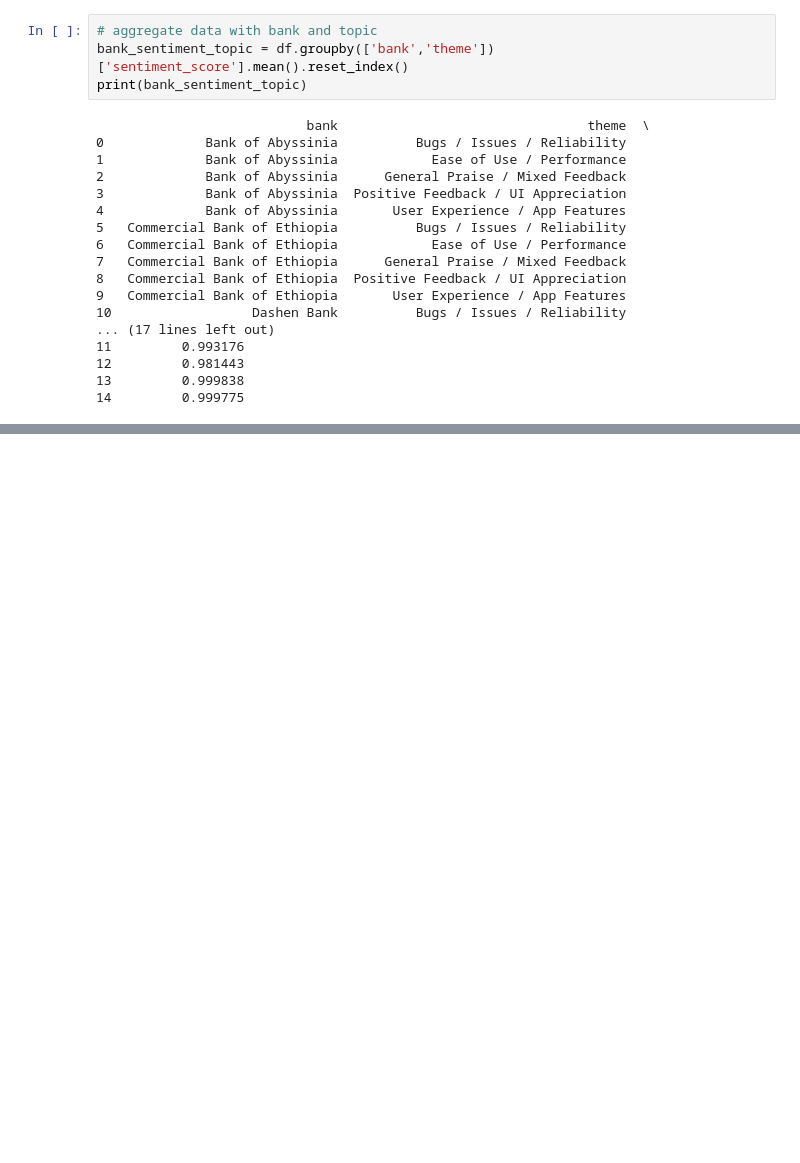
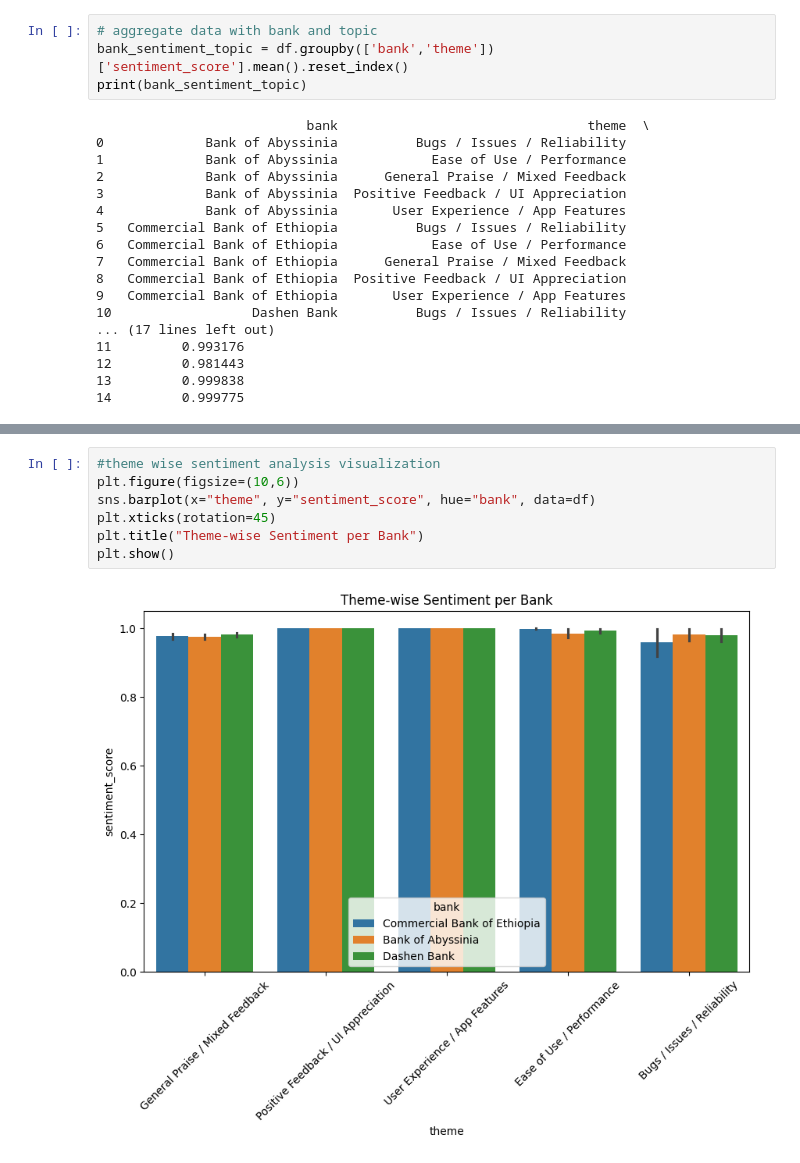
Before and after one commit to Kidist-c/Customer_Experience_Analytics, a Jupyter notebook: notebooks/visualize_insights.ipynb, the cells around one changed output, grey strips where cells are left out. Drawn from its saved outputs; the diff is of its cells as text; blank space fills up the shorter version.

```diff
--- a/notebooks/visualize_insights.ipynb
+++ b/notebooks/visualize_insights.ipynb
@@ -53,0 +76,9 @@ print(bank_sentiment_topic)
+# %%
+#theme wise sentiment analysis visualization
+plt.figure(figsize=(10,6))
+sns.barplot(x="theme", y="sentiment_score", hue="bank", data=df)
+plt.xticks(rotation=45)
+plt.title("Theme-wise Sentiment per Bank")
+plt.show()
+# %% [output]
+[figure, added]
```
Also changed, not shown: parts of 4 cells of this notebook.
